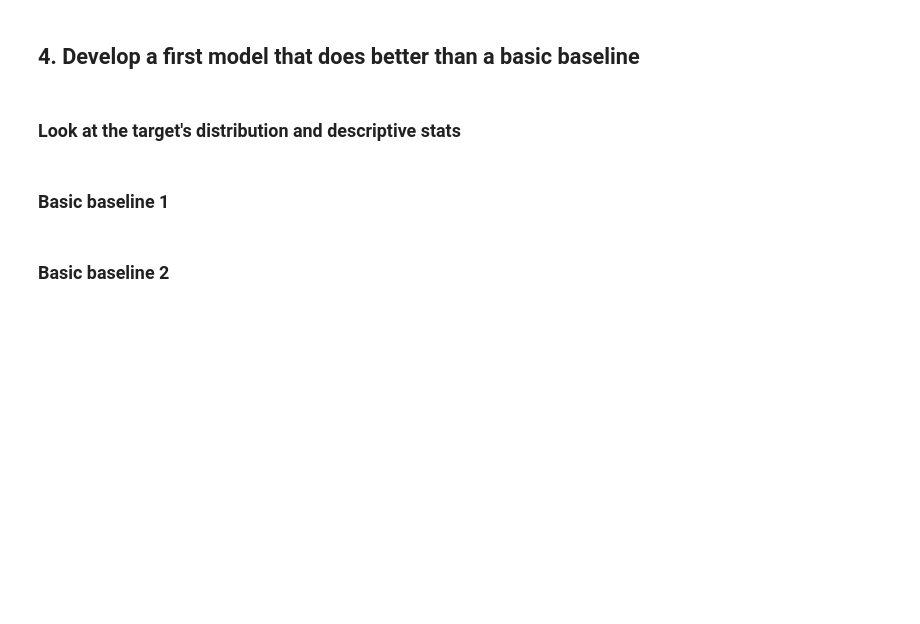
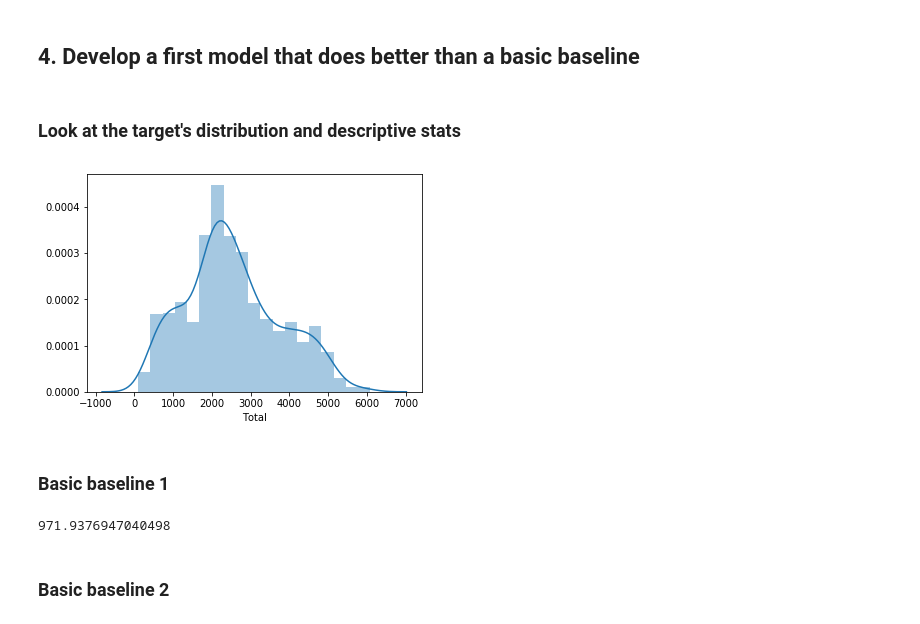
Before and after one commit to LambdaSchool/DS-Unit-2-Sprint-4-Practicing-Understanding, a Jupyter notebook: module1-hyperparameter-optimization/LS_DS_241_Hyperparameter_Optimization.ipynb, the cells around one changed output. Cells and saved outputs as stored; diff of their text form; code cells hidden in the pictures; blank space fills up the shorter version.

```diff
--- a/module1-hyperparameter-optimization/LS_DS_241_Hyperparameter_Optimization.ipynb
+++ b/module1-hyperparameter-optimization/LS_DS_241_Hyperparameter_Optimization.ipynb
@@ -189,0 +190,11 @@ Specifically, I will use random shuffled cross validation to train and validate,
+# %%
+train = daily[:-100]
+test = daily[-100:]
+# %%
+X_train = train.drop(columns='Total')
+y_train = train['Total']
+
+X_test  = test.drop(columns='Total')
+y_test  = test['Total']
+
+X_train.shape, y_train.shape, X_test.shape, y_test.shape
@@ -196,2 +207,8 @@ Specifically, I will use random shuffled cross validation to train and validate,
+# %%
+%matplotlib inline
+import seaborn as sns
+sns.distplot(y_train);
+# %% [output]
+[figure, added]
 # %% [markdown]
 ### Basic baseline 1
@@ -200,2 +215,7 @@ Specifically, I will use random shuffled cross validation to train and validate,
+# %%
+y_pred = [y_train.median()] * len(y_train)
+mean_absolute_error(y_train, y_pred)
+# %% [output]
+971.9376947040498
 # %% [markdown]
 ### Basic baseline 2
```
Also changed, not shown: parts of 21 cells of this notebook.
